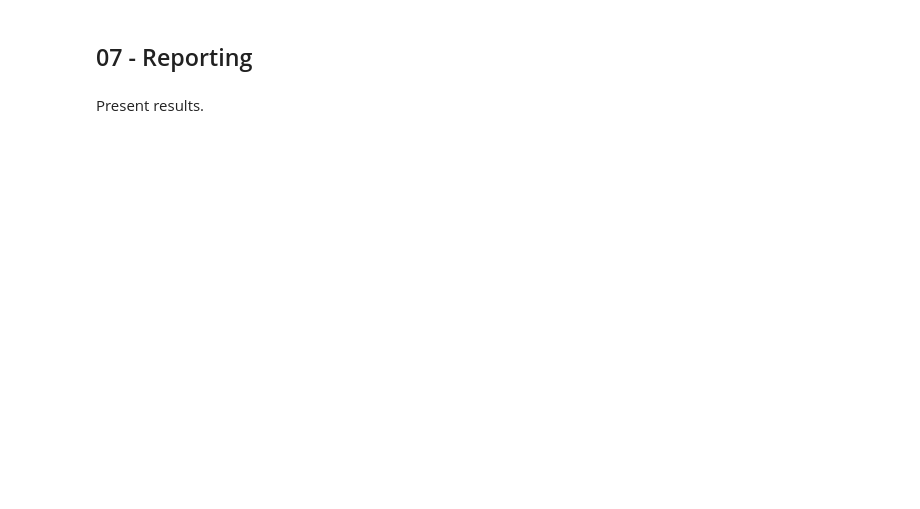
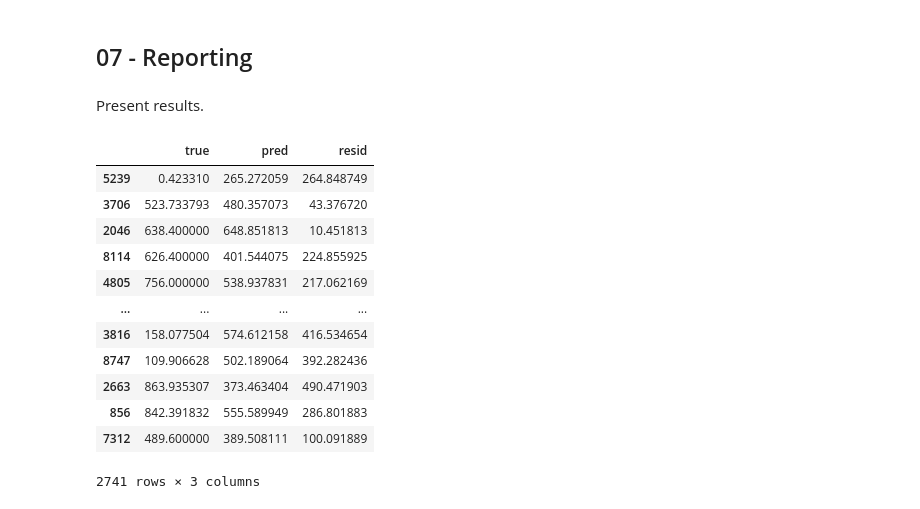
Before and after one commit to Ironhack-Data-0621-Remote/lab-customer-analysis-final-round, a Jupyter notebook: Solutions-customer-analysis-final-lab.ipynb, the cells around one changed output. Drawn from its saved outputs; the diff is of its cells as text; code cells hidden in the pictures; blank space fills up the shorter version.

```diff
--- a/Solutions-customer-analysis-final-lab.ipynb
+++ b/Solutions-customer-analysis-final-lab.ipynb
@@ -316,3 +316,8 @@ Notes:
 [1] Standard Errors assume that the covariance matrix of the errors is correctly specified.
 [2] The condition number is large, 4.14e+06. This might indicate that there are
 strong multicollinearity or other numerical problems.
+# %%
+X_train, X_test, y_train, y_test = train_test_split(X, y, test_size=0.3, random_state=10)
+# %%
+model = LinearRegression()
+model.fit(X_train, y_train)
@@ -319,3 +326,5 @@ strong multicollinearity or other numerical problems.
+# %%
+predictions = model.predict(X_test)
 # %% [markdown]
 ## 06 - Model Validation
 # %% [markdown]
@@ -327,0 +339,4 @@ strong multicollinearity or other numerical problems.
+# %%
+from scipy.special import inv_boxcox
+
+predictions = inv_boxcox(predictions, _ci['total_claim_amount'])
@@ -329,3 +348,26 @@ strong multicollinearity or other numerical problems.
 ## 07 - Reporting
 # %% [markdown]
 Present results.
+# %%
+
+import math
+
+results = pd.DataFrame()
+results['true'] = inv_boxcox(y_test, _ci['total_claim_amount'])
+results['pred'] = predictions
+results['resid'] = results.apply(lambda x: abs(x['true'] - x['pred']), axis=1)
+results
+# %% [output]
+|  | true | pred | resid |
+| 5239 | 0.423310 | 265.272059 | 264.848749 |
+| 3706 | 523.733793 | 480.357073 | 43.376720 |
+| 2046 | 638.400000 | 648.851813 | 10.451813 |
+| 8114 | 626.400000 | 401.544075 | 224.855925 |
+| 4805 | 756.000000 | 538.937831 | 217.062169 |
+| ... | ... | ... | ... |
+| 3816 | 158.077504 | 574.612158 | 416.534654 |
+| 8747 | 109.906628 | 502.189064 | 392.282436 |
+| 2663 | 863.935307 | 373.463404 | 490.471903 |
+| 856 | 842.391832 | 555.589949 | 286.801883 |
+| 7312 | 489.600000 | 389.508111 | 100.091889 |
+2741 rows × 3 columns
```
Also changed, not shown: parts of 5 cells of this notebook.
